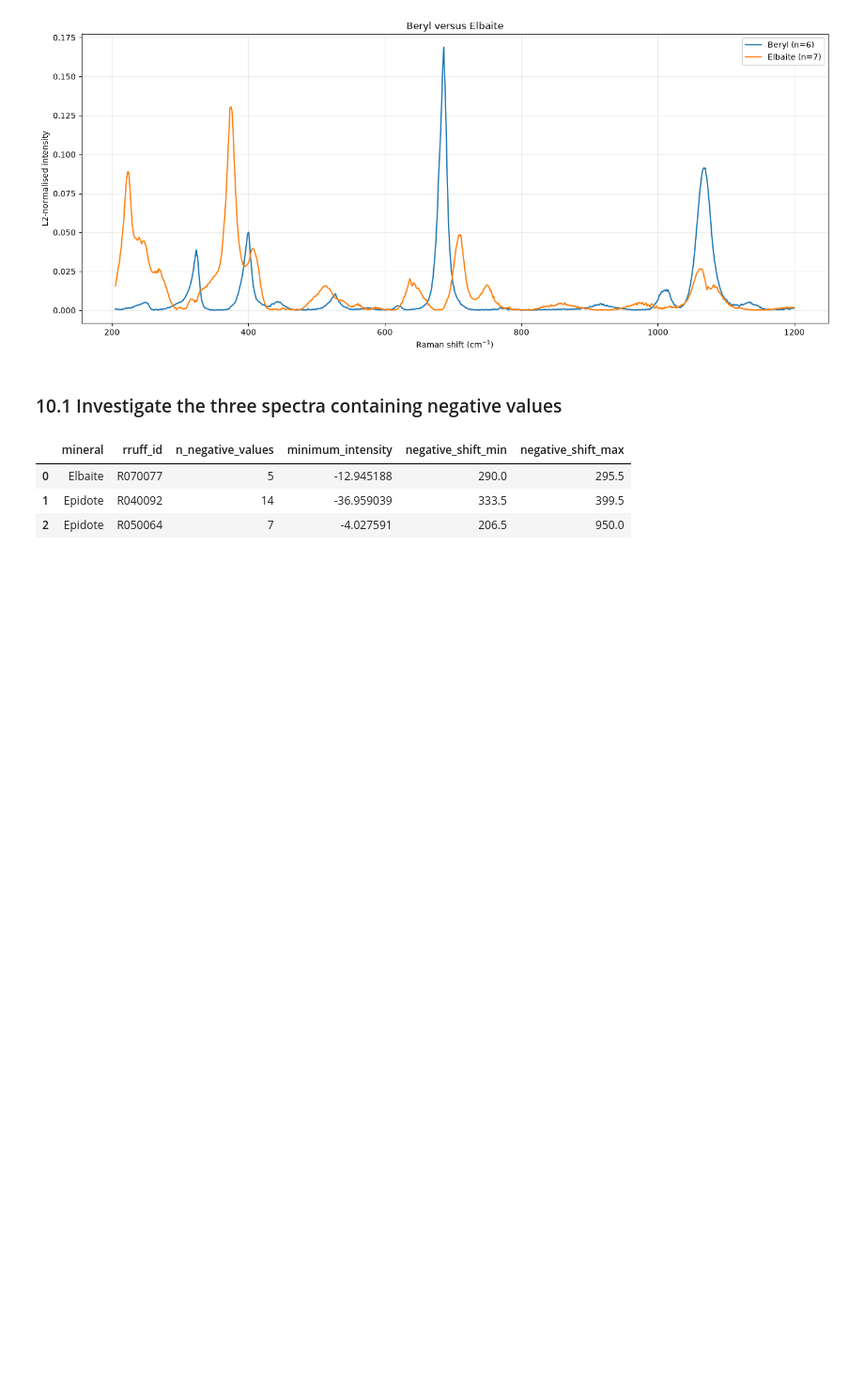
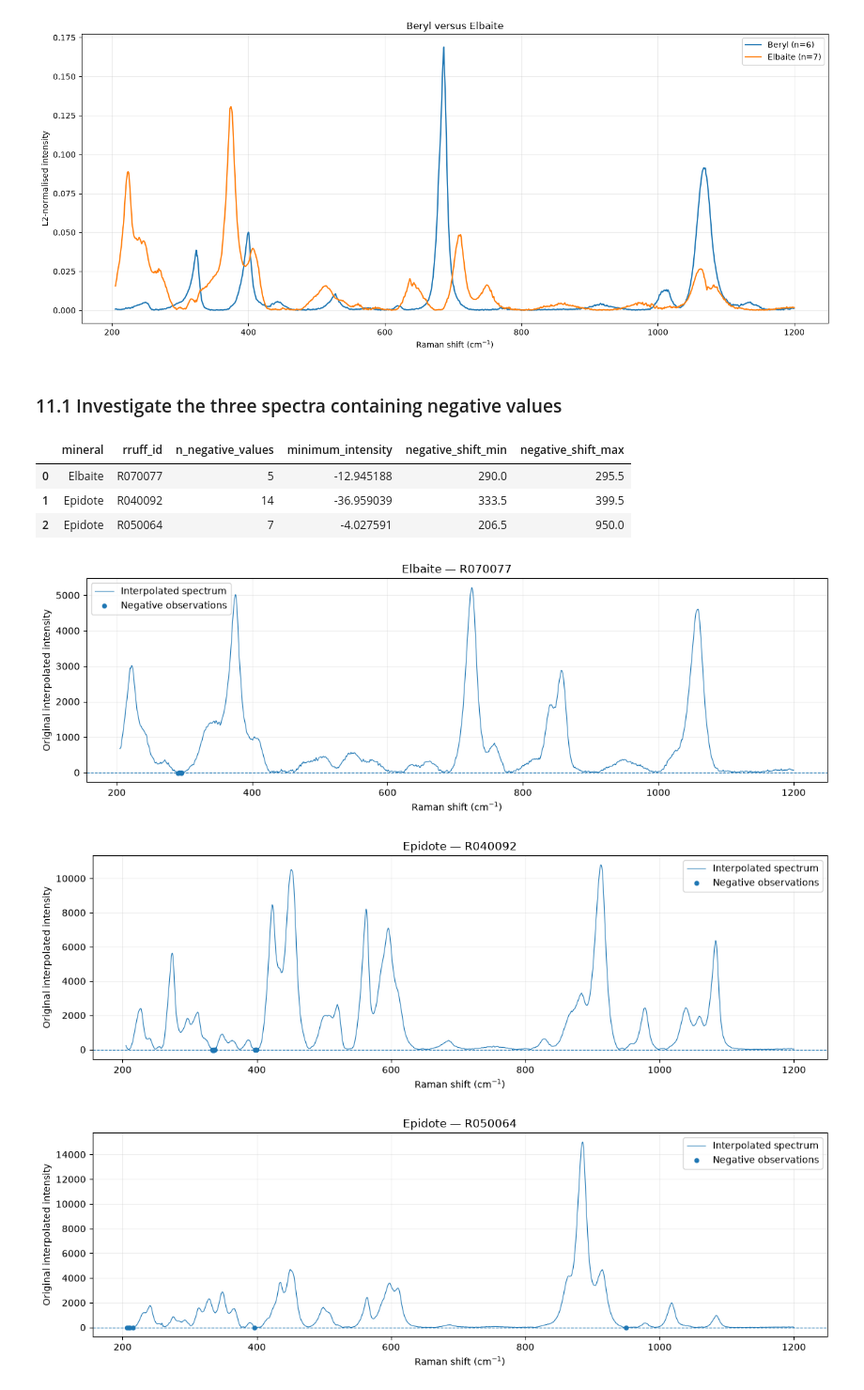
Before and after one commit to Aimar99/conformal-mineral-identification, a Jupyter notebook: notebooks/00_data_audit.ipynb, the cells around one changed output. Shown at 94% size. Saved outputs shown, nothing was run; the diff lists cells and outputs as text; code cells hidden in the pictures; blank space fills up the shorter version.

```diff
--- a/notebooks/00_data_audit.ipynb
+++ b/notebooks/00_data_audit.ipynb
@@ -2686,7 +2702,7 @@ plt.show()
 # %% [output]
 [figure]
 # %% [markdown]
-### 10.1 Investigate the three spectra containing negative values
+### 11.1 Investigate the three spectra containing negative values
 # %%
 negative_rows = np.flatnonzero(
     np.any(X_raw < 0, axis=1)
@@ -2728,3 +2744,52 @@ display(negative_summary)
 | 0 | Elbaite | R070077 | 5 | -12.945188 | 290.0 | 295.5 |
 | 1 | Epidote | R040092 | 14 | -36.959039 | 333.5 | 399.5 |
 | 2 | Epidote | R050064 | 7 | -4.027591 | 206.5 | 950.0 |
+# %%
+for idx in negative_rows:
+
+    mineral = feature_metadata.iloc[idx]["mineral"]
+    rruff_id = feature_metadata.iloc[idx]["rruff_id"]
+
+    spectrum = X_raw[idx]
+
+    negative_mask = spectrum < 0
+
+    fig, ax = plt.subplots(figsize=(12, 4))
+
+    ax.plot(
+        grid,
+        spectrum,
+        linewidth=0.8,
+        label="Interpolated spectrum"
+    )
+
+    ax.scatter(
+        grid[negative_mask],
+        spectrum[negative_mask],
+        label="Negative observations",
+        s=18,
+        zorder=3
+    )
+
+    ax.axhline(
+        0,
+        linestyle="--",
+        linewidth=0.8
+    )
+
+    ax.set_title(
+        f"{mineral} — {rruff_id}"
+    )
+
+    ax.set_xlabel("Raman shift (cm$^{-1}$)")
+    ax.set_ylabel("Original interpolated intensity")
+
+    ax.legend()
+    ax.grid(alpha=0.2)
+
+    plt.tight_layout()
+    plt.show()
+# %% [output]
+[figure, added]
+[figure, added]
+[figure, added]
```
Also changed, not shown: parts of 6 cells of this notebook, 2 other files.
